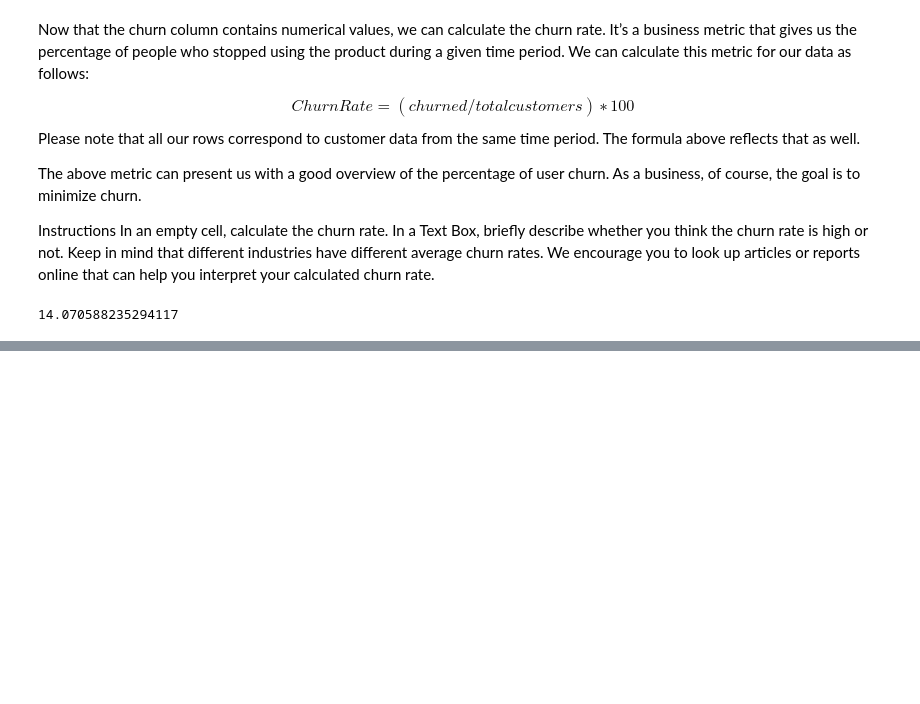
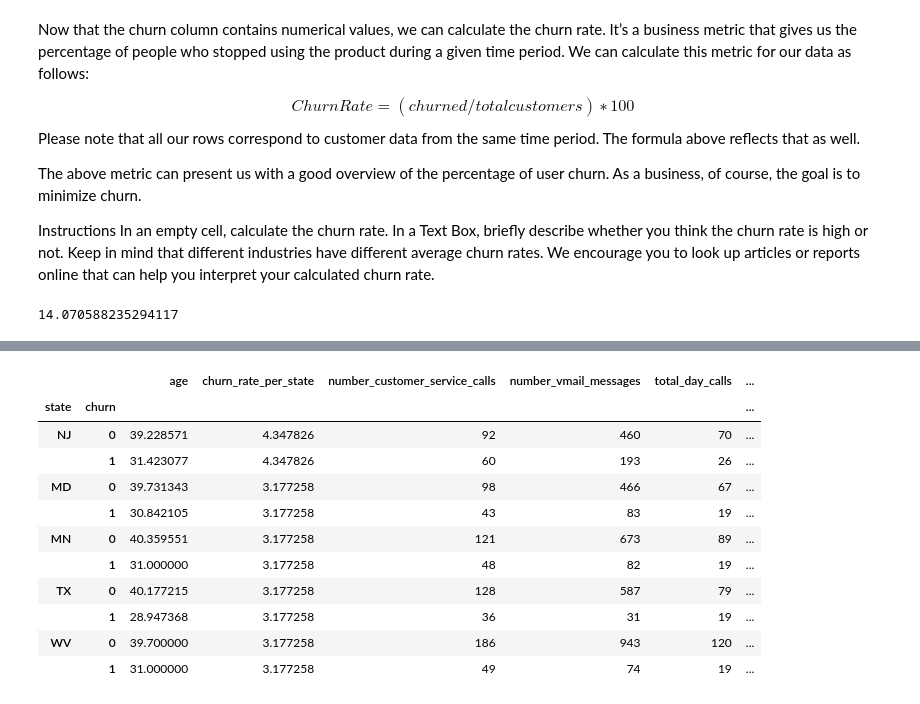
Before and after one commit to Lerch17/Project-1-, a Jupyter notebook: Final Project/exporation.ipynb, the cells around one changed output, grey strips where cells are left out. Saved outputs shown, nothing was run; the diff lists cells and outputs as text; code cells hidden in the pictures; blank space fills up the shorter version.

```diff
--- a/Final Project/exporation.ipynb
+++ b/Final Project/exporation.ipynb
@@ -72,0 +145,48 @@ Let's start with using the COUNTBLANK function to check if there are any missing
+# %%
+# create a pivot table with state and churn as rows
+#    - Average of `age`
+#    - Sum of `voice_mail_plan`
+#    - Sum of `number_vmail_messages`
+#    - Average of `total_day_minutes`
+#    - Count of `total_day_calls`
+#    - Sum of `number_customer_service_calls`
+
+# calculate the churn rate per state and add it to the dataframe
+# Calculate churn rate per state
+churn_rate_per_state = telcom_data_df.groupby('state')['churn'].sum() / 598 * 100
+
+# Add this churn rate as a new column to the DataFrame
+telcom_data_df['churn_rate_per_state'] = telcom_data_df['state'].map(churn_rate_per_state)
+
+
+# create the pivot table
+telcom_data_pivot = pd.pivot_table(telcom_data_df,
+                                   index=['state', 'churn'],
+                                   values=['age', 'voice_mail_plan', 'number_vmail_messages', 'total_day_minutes', 'total_day_calls', 'number_customer_service_calls', 'churn_rate_per_state'],
+                                   aggfunc={'age': 'mean', 'voice_mail_plan': 'sum', 'number_vmail_messages': 'sum', 'total_day_minutes': 'mean', 'total_day_calls': 'count', 'number_customer_service_calls': 'sum', 'churn_rate_per_state': 'mean' })
+
+# Reset index to work with columns
+telcom_data_pivot_reset = telcom_data_pivot.reset_index()
+
+# Sort by churn rate, then by state
+telcom_data_pivot_churn_sorted = telcom_data_pivot_reset.sort_values(by=['churn_rate_per_state', 'state'], ascending=[False, True])
+
+# Set the index back if needed
+telcom_data_pivot_churn_sorted = telcom_data_pivot_churn_sorted.set_index(['state', 'churn'])
+# telcom_data_pivot_churn_sorted = telcom_data_pivot.sort_values(by='churn_rate_per_state', ascending=False)
+
+
+telcom_data_pivot_churn_sorted.head(10)
+# %% [output]
+|  |  | age | churn_rate_per_state | number_customer_service_calls | number_vmail_messages | total_day_calls | ... |
+| state | churn |  |  |  |  |  | ... |
+| NJ | 0 | 39.228571 | 4.347826 | 92 | 460 | 70 | ... |
+|  | 1 | 31.423077 | 4.347826 | 60 | 193 | 26 | ... |
+| MD | 0 | 39.731343 | 3.177258 | 98 | 466 | 67 | ... |
+|  | 1 | 30.842105 | 3.177258 | 43 | 83 | 19 | ... |
+| MN | 0 | 40.359551 | 3.177258 | 121 | 673 | 89 | ... |
+|  | 1 | 31.000000 | 3.177258 | 48 | 82 | 19 | ... |
+| TX | 0 | 40.177215 | 3.177258 | 128 | 587 | 79 | ... |
+|  | 1 | 28.947368 | 3.177258 | 36 | 31 | 19 | ... |
+| WV | 0 | 39.700000 | 3.177258 | 186 | 943 | 120 | ... |
+|  | 1 | 31.000000 | 3.177258 | 49 | 74 | 19 | ... |
```
Also changed, not shown: parts of 7 cells of this notebook, 3 other files.
